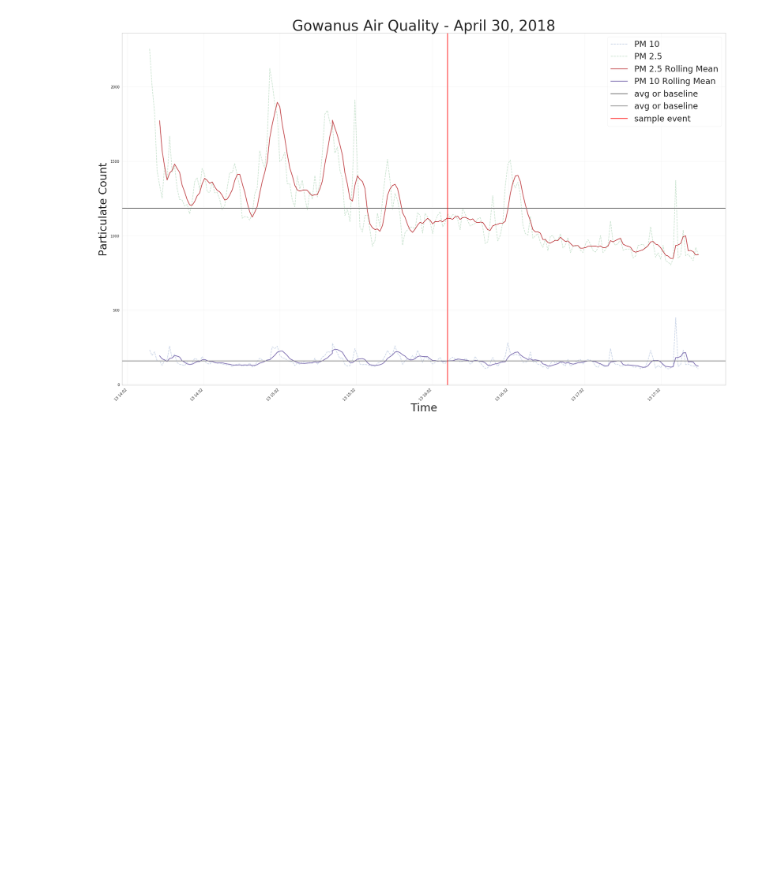
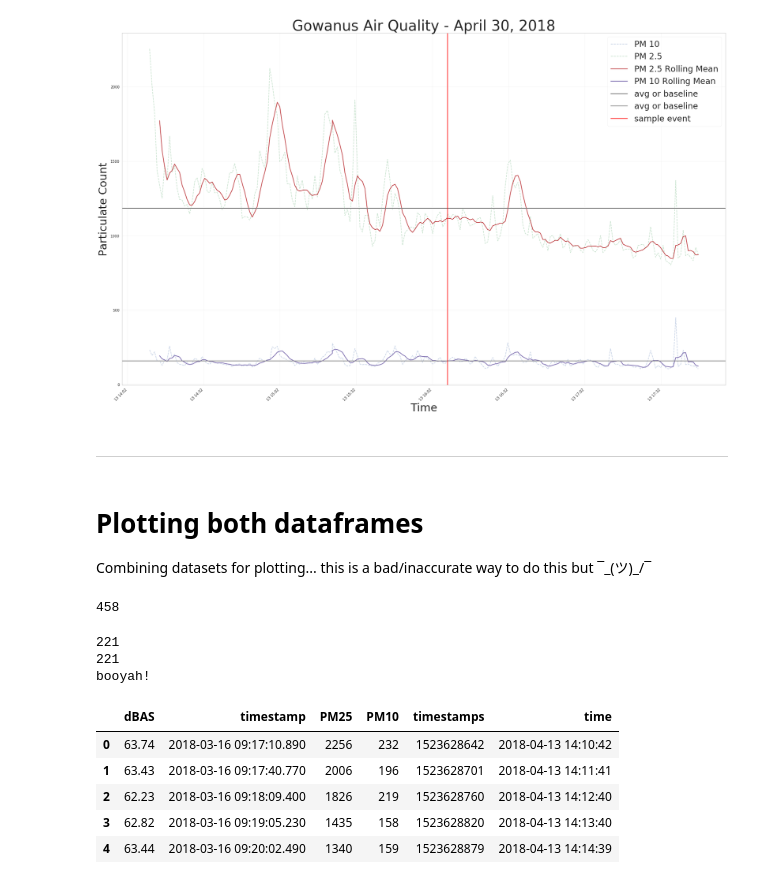
Before and after one commit to cmoscardi/gowanus, a Jupyter notebook: march30_draft.ipynb, the cells around one changed output. Drawn from its saved outputs; the diff is of its cells as text; code cells hidden in the pictures; blank space fills up the shorter version.

```diff
--- a/march30_draft.ipynb
+++ b/march30_draft.ipynb
@@ -136,3 +137,39 @@ plt.grid(linewidth=.2)
 # join with noise and plot
 # normalize
 # other fun stuff
+# %% [markdown]
+___
+# %% [markdown]
+# Plotting both dataframes
+Combining datasets for plotting... this is a bad/inaccurate way to do this but ¯\_(ツ)_/¯
+# %%
+len(df)/len(final_air_df)
+# %% [output]
+458
+# %%
+# slice noise data set so it's the same len as air df
+new_noise = df[::458].reset_index()
+# drop the sliced/weird index
+new_noise.drop(['index'], axis=1)
+# drop extra row
+new_noise = new_noise.drop(new_noise.index[221])
+# keeping only what we need, and dropping "time" so there aren't two of them when we merge
+new_noise = new_noise[['dBAS', 'timestamp']].copy()
+
+print (len(new_noise))
+print (len(final_air_df))
+print ('booyah!')
+# %% [output]
+221
+221
+booyah!
+# %%
+merged = pd.concat([new_noise, final_air_df], join='outer', axis=1)
+merged.head()
+# %% [output]
+|  | dBAS | timestamp | PM25 | PM10 | timestamps | time |
+| 0 | 63.74 | 2018-03-16 09:17:10.890 | 2256 | 232 | 1523628642 | 2018-04-13 14:10:42 |
+| 1 | 63.43 | 2018-03-16 09:17:40.770 | 2006 | 196 | 1523628701 | 2018-04-13 14:11:41 |
+| 2 | 62.23 | 2018-03-16 09:18:09.400 | 1826 | 219 | 1523628760 | 2018-04-13 14:12:40 |
+| 3 | 62.82 | 2018-03-16 09:19:05.230 | 1435 | 158 | 1523628820 | 2018-04-13 14:13:40 |
+| 4 | 63.44 | 2018-03-16 09:20:02.490 | 1340 | 159 | 1523628879 | 2018-04-13 14:14:39 |
```
Also changed, not shown: parts of 5 cells of this notebook.
